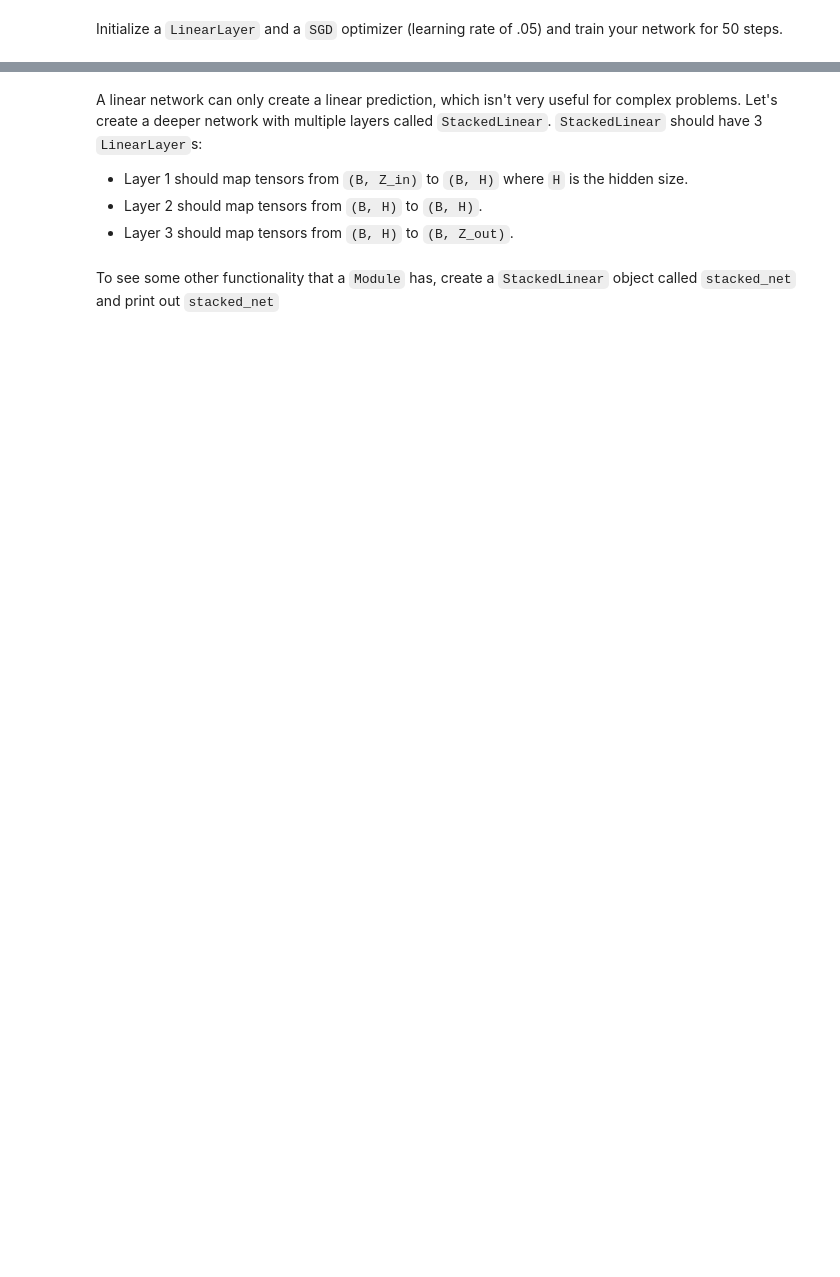
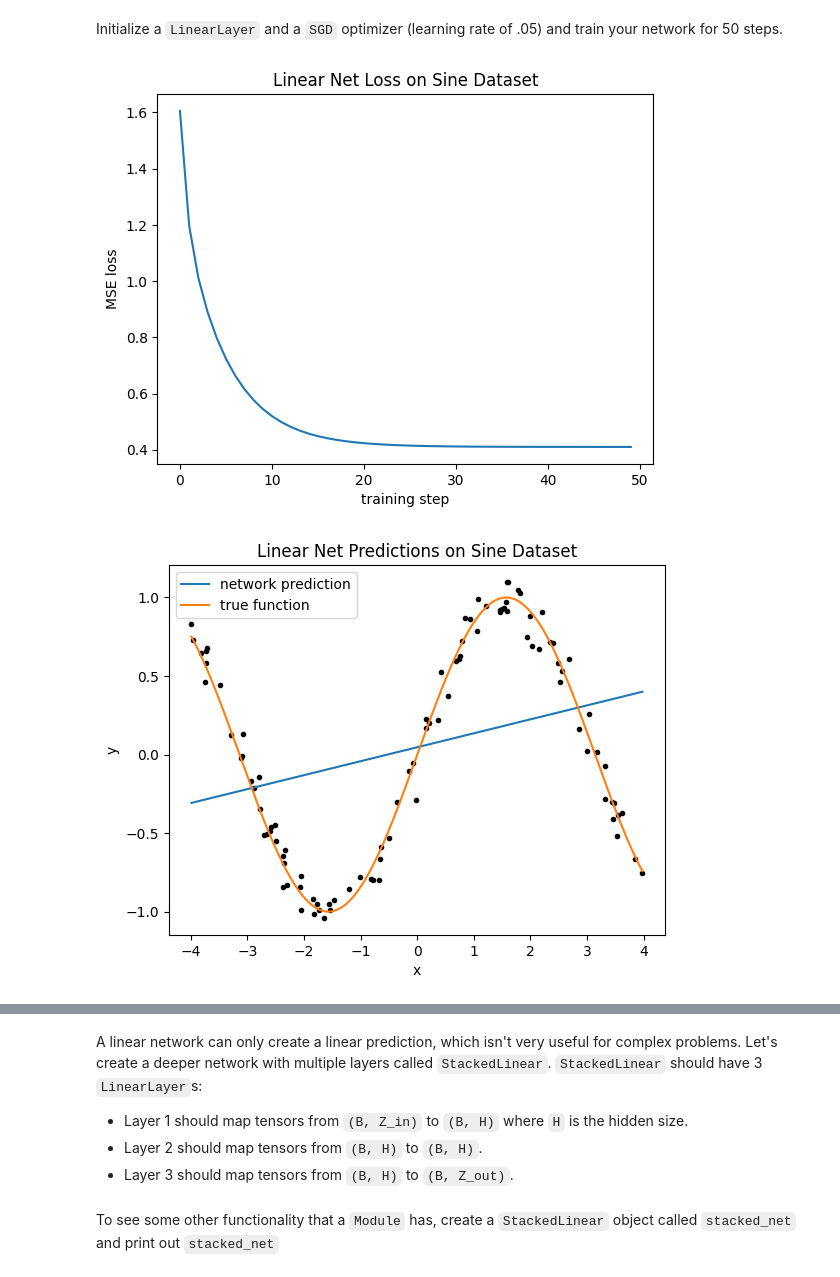
Before and after one commit to merekhelmer/byu-cs474, a Jupyter notebook: lab2_modules_training.ipynb, the cells around one changed output, grey strips where cells are left out. Saved outputs shown, nothing was run; the diff lists cells and outputs as text; code cells hidden in the pictures; blank space fills up the shorter version.

```diff
--- a/lab2_modules_training.ipynb
+++ b/lab2_modules_training.ipynb
@@ -405,18 +477,23 @@ plot_data(sine_x, sine_y, title="Sine wave dataset")
 Initialize a `LinearLayer` and a `SGD` optimizer (learning rate of .05) and train your network for 50 steps.
 # %%
 # TODO: Initialize a LinearLayer
-linear_network = None
+linear_network = LinearLayer(input_feature_size=1, output_feature_size=1)
+linear_network.to(device)
 
 # TODO: Initialize an SGD Optimizer with learning rate of .05
+optimizer = SGD(linear_network.parameters(), lr=.05)
 
 # TODO: Train linear_network for 50 steps using your train function, store your training losses in `train_losses` for plotting
-train_losses = None
+train_losses = train(linear_network, optimizer, sine_x.to(device), sine_y.to(device), 50)
 
 # Plot your losses
 plot_loss(train_losses,"Linear Net Loss on Sine Dataset")
 
 # Plot the fit on the dataset
 plot_data(sine_x, sine_y, linear_network, gt_func=torch.sin, title="Linear Net Predictions on Sine Dataset")
+# %% [output]
+[figure, added]
+[figure, added]
 # %%
 print("Our network's trained prediction function is:")
 print("y = {:.3f}x + {:.3f}".format(linear_network.weight.data.item(), linear_network.bias.data.item()))
```
Also changed, not shown: parts of 28 cells of this notebook.
